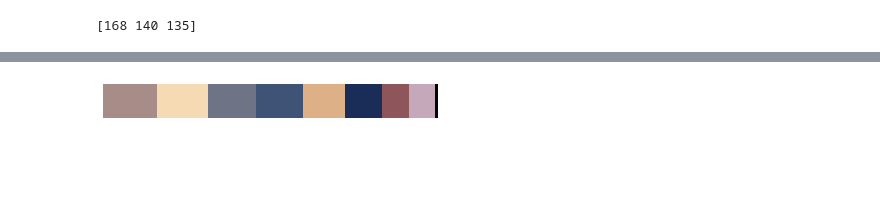
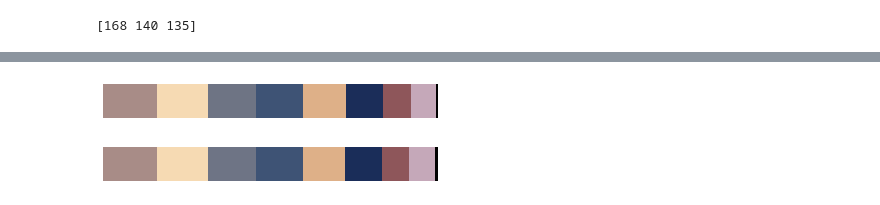
Before and after one commit to shashankvasisht/ML-DTU-Workshop, a Jupyter notebook: Lecture_5/DominantColor.ipynb, the cells around one changed output, grey strips where cells are left out. Drawn from its saved outputs; the diff is of its cells as text; code cells hidden in the pictures; blank space fills up the shorter version.

Commit message:
Dominant color project

```diff
--- a/Lecture_5/DominantColor.ipynb
+++ b/Lecture_5/DominantColor.ipynb
@@ -6,0 +17,7 @@ from sklearn.cluster import KMeans
+# %%
+out_r = 100
+out_c = int(c/r*out_r)
+# %%
+im_final = cv2.resize(im,(out_c,out_r)) # maintaining the aspect ratio of my image while resizing it
+# %%
+pixels = im_final.reshape((-1,3))
@@ -7,19 +37,19 @@ from sklearn.cluster import KMeans
 # %%
-im = cv2.imread('./im.jpg')
-im = cv2.cvtColor(im, cv2.COLOR_BGR2RGB)
+# # im = cv2.imread('./im.jpg')
+# # im = cv2.cvtColor(im, cv2.COLOR_BGR2RGB)
 
-print(im.shape)
+# # print(im.shape)
 
-r, c = im.shape[:2]
-out_r = 100
-im = cv2.resize(im, (int(out_r*float(c)/r), out_r)) #Keeping the Aspect Ratio of the Image same while resizing
-print(im.shape)
+# # r, c = im.shape[:2]
+# out_r = 100
+# im = cv2.resize(im, (int(out_r*float(c)/r), out_r)) #Keeping the Aspect Ratio of the Image same while resizing
+# print(im.shape)
 
-pixels = im.reshape((-1, 3))
-print(pixels.shape)
+# pixels = im.reshape((-1, 3))
+# print(pixels.shape)
 
-plt.imshow(im)
-plt.show()
+# plt.imshow(im)
+# plt.show()
 # %% [output]
 (1200, 1920, 3)
 (100, 160, 3)
@@ -90,4 +120,18 @@ for ix in DOM:
 ----------
 [0.07625, array([197, 168, 185], dtype=uint8)]
 ----------
+# %%
+patch = np.ones((100,1000,3)) # a patch which is 100*1000*3 because each pixel has 3 values being R, G and B
+start = 0
+
+for i in range(km.n_clusters):
+    width = int(DOM[i][0]*patch.shape[1])
+    end = start+width
+    patch[:,start:end,:] = DOM[i][1]
+    start = end
+    plt.axis(False)
+    plt.imshow(patch/255)
+plt.show()
+# %% [output]
+[figure, added]
 # %%
```
Also changed, not shown: parts of 10 cells of this notebook.
